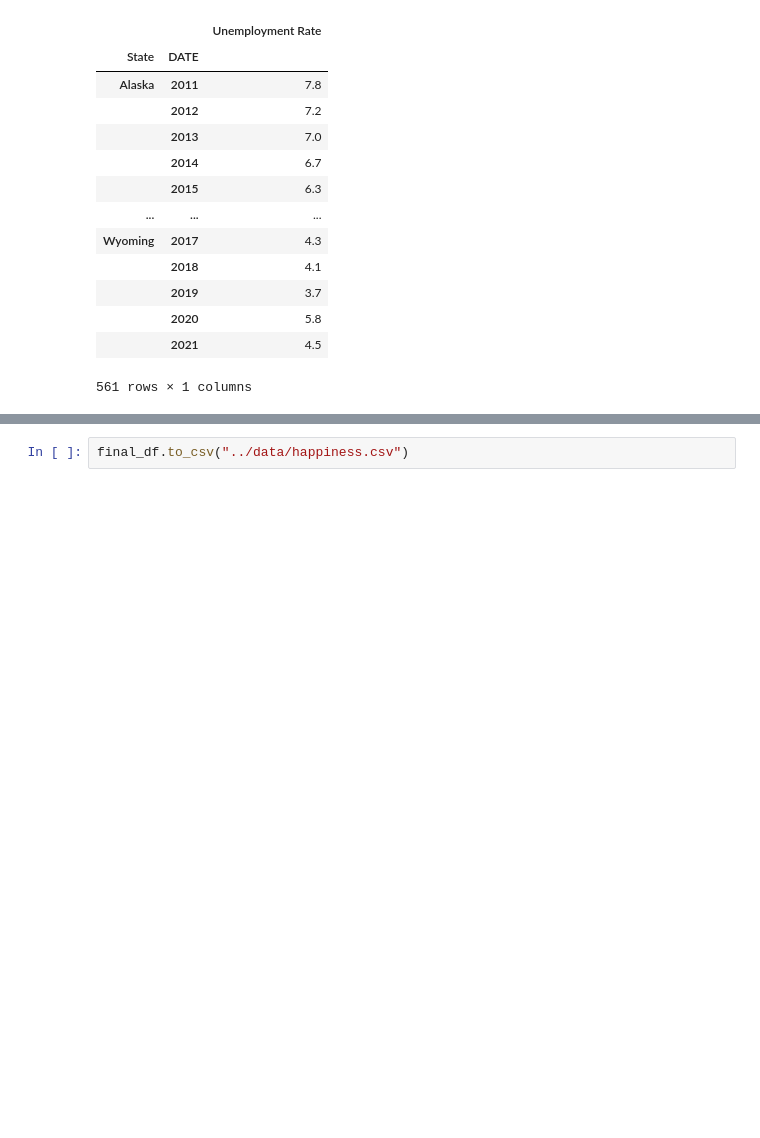
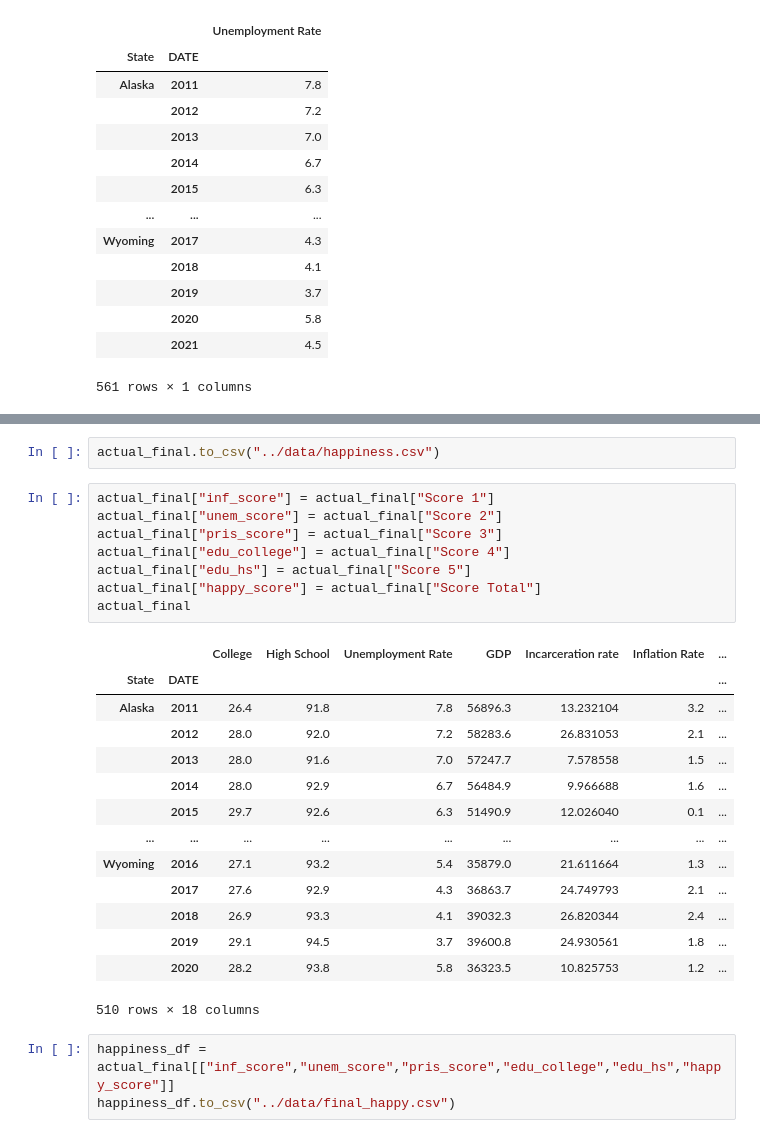
Before and after one commit to FastlifeFuture/Project-3, a Jupyter notebook: code/mongo_merge_data.ipynb, the cells around one changed output, grey strips where cells are left out. Cells and saved outputs as stored; diff of their text form; blank space fills up the shorter version.

```diff
--- a/code/mongo_merge_data.ipynb
+++ b/code/mongo_merge_data.ipynb
@@ -183,2 +239,28 @@ final_df
 # %%
-final_df.to_csv("../data/happiness.csv")
+actual_final.to_csv("../data/happiness.csv")
+# %%
+actual_final["inf_score"] = actual_final["Score 1"]
+actual_final["unem_score"] = actual_final["Score 2"]
+actual_final["pris_score"] = actual_final["Score 3"]
+actual_final["edu_college"] = actual_final["Score 4"]
+actual_final["edu_hs"] = actual_final["Score 5"]
+actual_final["happy_score"] = actual_final["Score Total"]
+actual_final
+# %% [output]
+|  |  | College | High School | Unemployment Rate | GDP | Incarceration rate | Inflation Rate | ... |
+| State | DATE |  |  |  |  |  |  | ... |
+| Alaska | 2011 | 26.4 | 91.8 | 7.8 | 56896.3 | 13.232104 | 3.2 | ... |
+|  | 2012 | 28.0 | 92.0 | 7.2 | 58283.6 | 26.831053 | 2.1 | ... |
+|  | 2013 | 28.0 | 91.6 | 7.0 | 57247.7 | 7.578558 | 1.5 | ... |
+|  | 2014 | 28.0 | 92.9 | 6.7 | 56484.9 | 9.966688 | 1.6 | ... |
+|  | 2015 | 29.7 | 92.6 | 6.3 | 51490.9 | 12.026040 | 0.1 | ... |
+| ... | ... | ... | ... | ... | ... | ... | ... | ... |
+| Wyoming | 2016 | 27.1 | 93.2 | 5.4 | 35879.0 | 21.611664 | 1.3 | ... |
+|  | 2017 | 27.6 | 92.9 | 4.3 | 36863.7 | 24.749793 | 2.1 | ... |
+|  | 2018 | 26.9 | 93.3 | 4.1 | 39032.3 | 26.820344 | 2.4 | ... |
+|  | 2019 | 29.1 | 94.5 | 3.7 | 39600.8 | 24.930561 | 1.8 | ... |
+|  | 2020 | 28.2 | 93.8 | 5.8 | 36323.5 | 10.825753 | 1.2 | ... |
+510 rows × 18 columns
+# %%
+happiness_df = actual_final[["inf_score","unem_score","pris_score","edu_college","edu_hs","happy_score"]]
+happiness_df.to_csv("../data/final_happy.csv")
```
Also changed, not shown: parts of 12 cells of this notebook, 7 other files.
